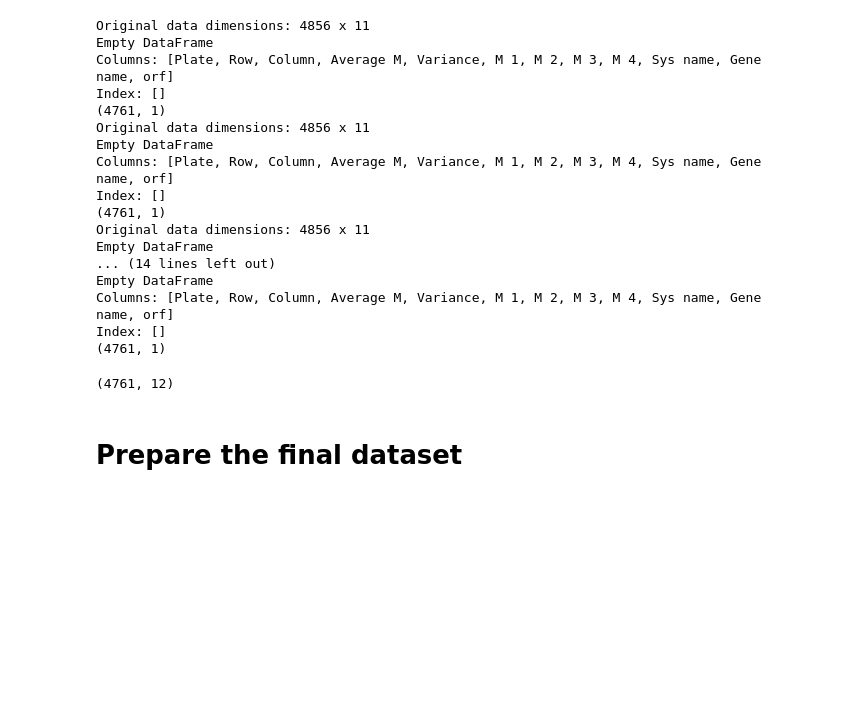
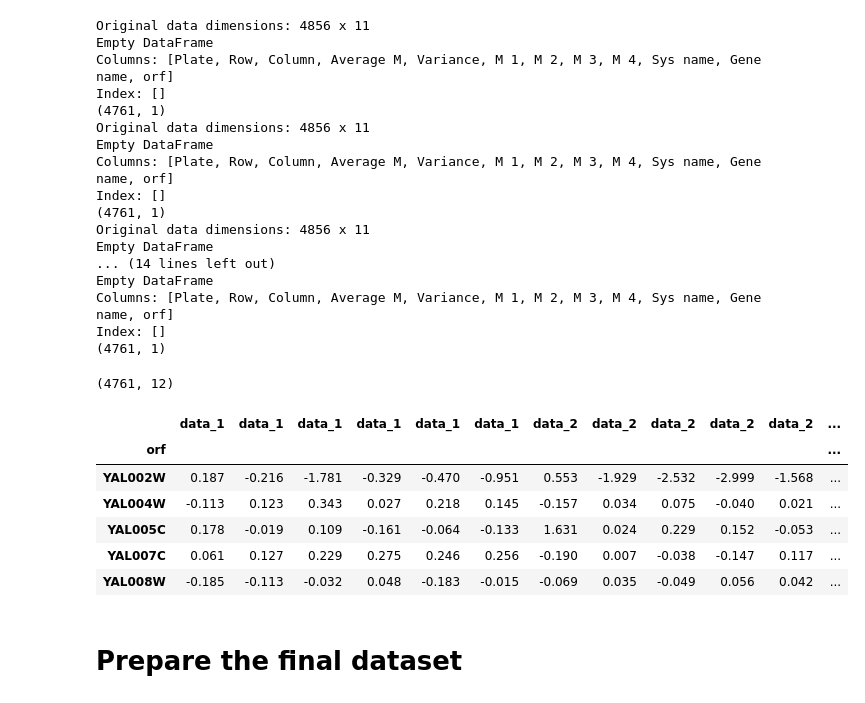
Before and after one commit to yeastphenome/yp-data, a Jupyter notebook: Datasets/19284616/code.ipynb, the cells around one changed output. Cells and saved outputs as stored; diff of their text form; code cells hidden in the pictures; blank space fills up the shorter version.

```diff
--- a/Datasets/19284616/code.ipynb
+++ b/Datasets/19284616/code.ipynb
@@ -95,6 +99,16 @@ original_data = original_data1.join(original_data2, how='outer', lsuffix='_1', r
 original_data.shape
 # %% [output]
 (4761, 12)
+# %%
+original_data.head()
+# %% [output]
+|  | data_1 | data_1 | data_1 | data_1 | data_1 | data_1 | data_2 | data_2 | data_2 | data_2 | data_2 | ... |
+| orf |  |  |  |  |  |  |  |  |  |  |  | ... |
+| YAL002W | 0.187 | -0.216 | -1.781 | -0.329 | -0.470 | -0.951 | 0.553 | -1.929 | -2.532 | -2.999 | -1.568 | ... |
+| YAL004W | -0.113 | 0.123 | 0.343 | 0.027 | 0.218 | 0.145 | -0.157 | 0.034 | 0.075 | -0.040 | 0.021 | ... |
+| YAL005C | 0.178 | -0.019 | 0.109 | -0.161 | -0.064 | -0.133 | 1.631 | 0.024 | 0.229 | 0.152 | -0.053 | ... |
+| YAL007C | 0.061 | 0.127 | 0.229 | 0.275 | 0.246 | 0.256 | -0.190 | 0.007 | -0.038 | -0.147 | 0.117 | ... |
+| YAL008W | -0.185 | -0.113 | -0.032 | 0.048 | -0.183 | -0.015 | -0.069 | 0.035 | -0.049 | 0.056 | 0.042 | ... |
 # %% [markdown]
 # Prepare the final dataset
 # %%
```
Also changed, not shown: parts of 5 cells of this notebook, 3 other files.
